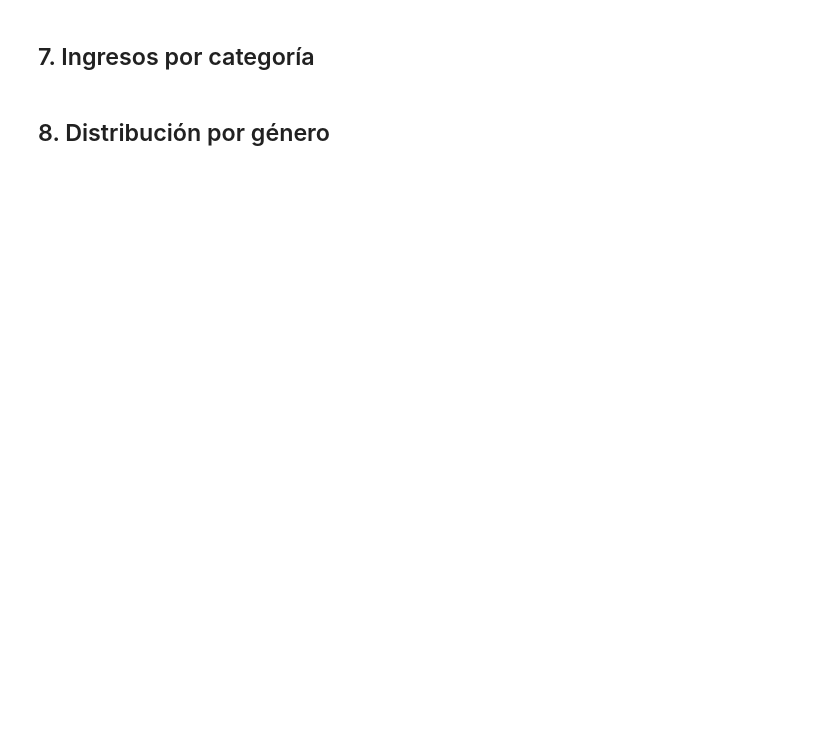
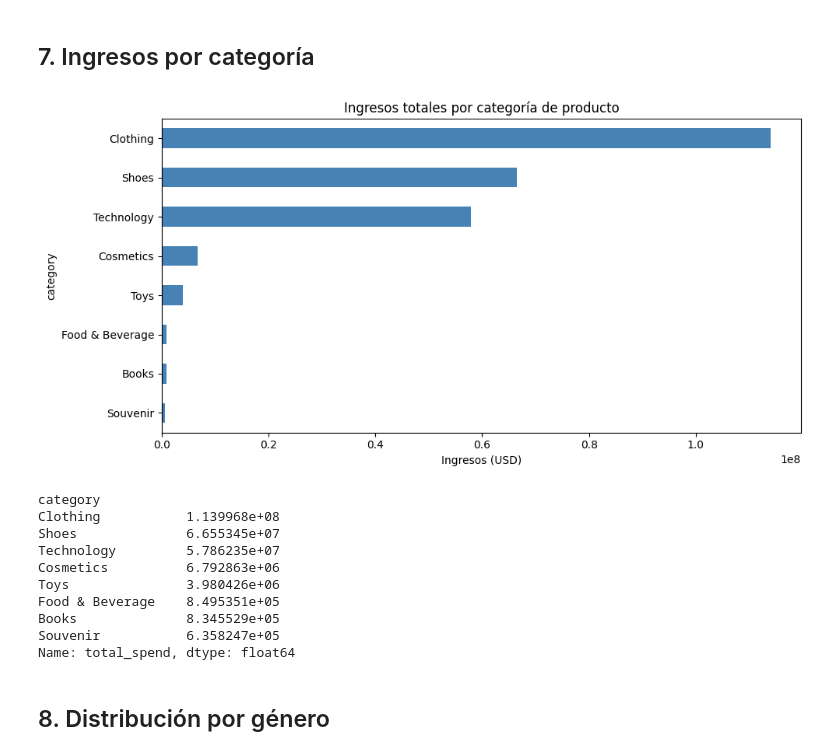
Before and after one commit to danielHtjs/segmentacion_de_clientes, a Jupyter notebook: notebooks/eda/01_EDA.ipynb, the cells around one changed output. Saved outputs shown, nothing was run; the diff lists cells and outputs as text; code cells hidden in the pictures; blank space fills up the shorter version.

```diff
--- a/notebooks/eda/01_EDA.ipynb
+++ b/notebooks/eda/01_EDA.ipynb
@@ -73,16 +148,32 @@ plt.show()
 ## 7. Ingresos por categoría
 # %%
 ingresos = df.groupby('category', observed=True)['total_spend'].sum().sort_values()
+
+project_root = get_project_root()
+output_path = project_root / 'reports' / 'figures'
+output_path.mkdir(parents=True, exist_ok=True)
 
 plt.figure(figsize=(10, 5))
 ingresos.plot(kind='barh', color='steelblue')
 plt.title('Ingresos totales por categoría de producto')
 plt.xlabel('Ingresos (USD)')
 plt.tight_layout()
-plt.savefig('../reports/figures/ingresos_categoria.png')
+plt.savefig(output_path / 'ingresos_categoria.png')
 plt.show()
 
 print(ingresos.sort_values(ascending=False))
+# %% [output]
+[figure, added]
+category
+Clothing           1.139968e+08
+Shoes              6.655345e+07
+Technology         5.786235e+07
+Cosmetics          6.792863e+06
+Toys               3.980426e+06
+Food & Beverage    8.495351e+05
+Books              8.345529e+05
+Souvenir           6.358247e+05
+Name: total_spend, dtype: float64
 # %% [markdown]
 ## 8. Distribución por género
 # %%
```
Also changed, not shown: parts of 11 cells of this notebook, 16 other files.
